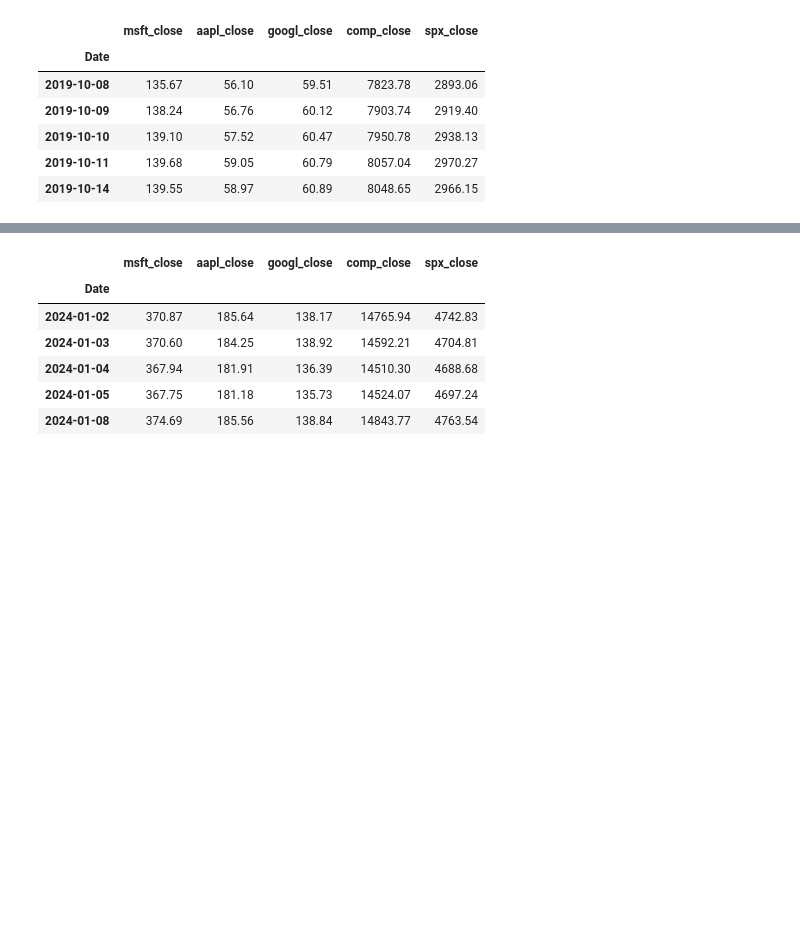
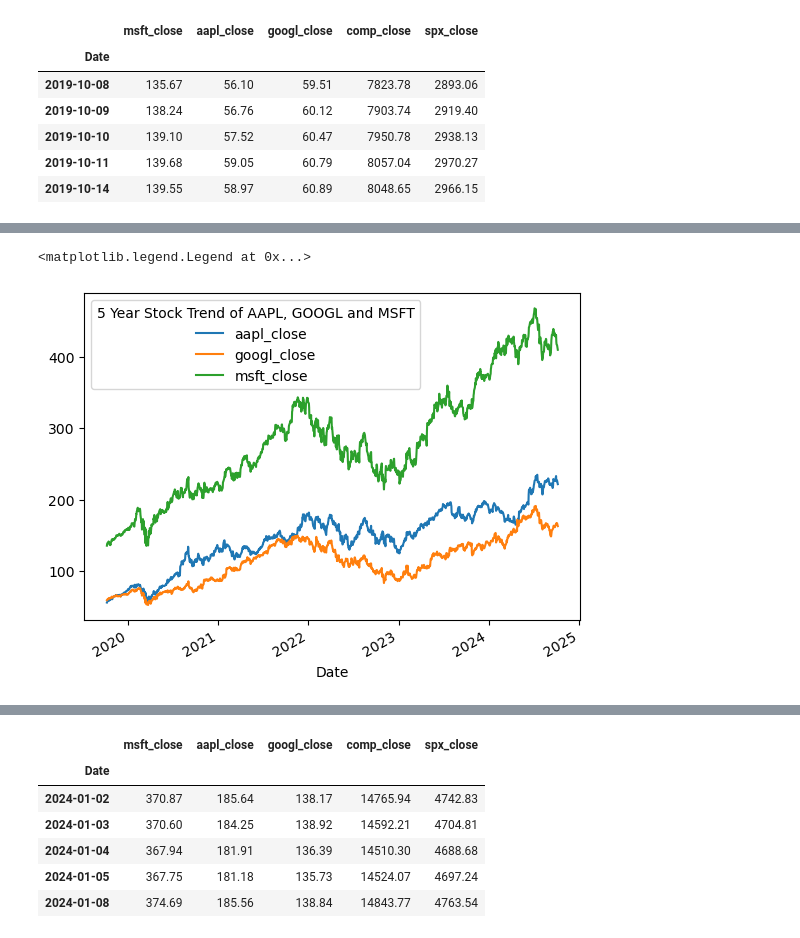
Before and after one commit to Pete1001/Tech_stock_analysis, a Jupyter notebook: Tech_stock_analysis.ipynb, the cells around one changed output, grey strips where cells are left out. Drawn from its saved outputs; the diff is of its cells as text; code cells hidden in the pictures; blank space fills up the shorter version.

Commit message:
Class updates with Stock Analysis on 10/15/24

```diff
--- a/Tech_stock_analysis.ipynb
+++ b/Tech_stock_analysis.ipynb
@@ -227,8 +253,12 @@ plt.savefig('googl5yr.png')
 # %%
 #Marianne - Plot historical trends of the 3 tech stocks, along with calculating mean & standard deviation (see pg 7 of the powerpoint)
-merged_df['aapl_close'].plot()
+merged_df['aapl_close' ].plot()
 merged_df['googl_close'].plot()
 merged_df['msft_close'].plot()
+plt.legend(title = '5 Year Stock Trend of AAPL, GOOGL and MSFT')
+# %% [output]
+<matplotlib.legend.Legend at 0x...>
+[figure, added]
 # %%
 #Marianne - Plot historical trends of the 3 tech stocks, along with calculating mean & standard deviation (see pg 7 of the powerpoint)
 # calculate mean & standard deviation
```
Also changed, not shown: parts of 31 cells of this notebook, 5 other files.
